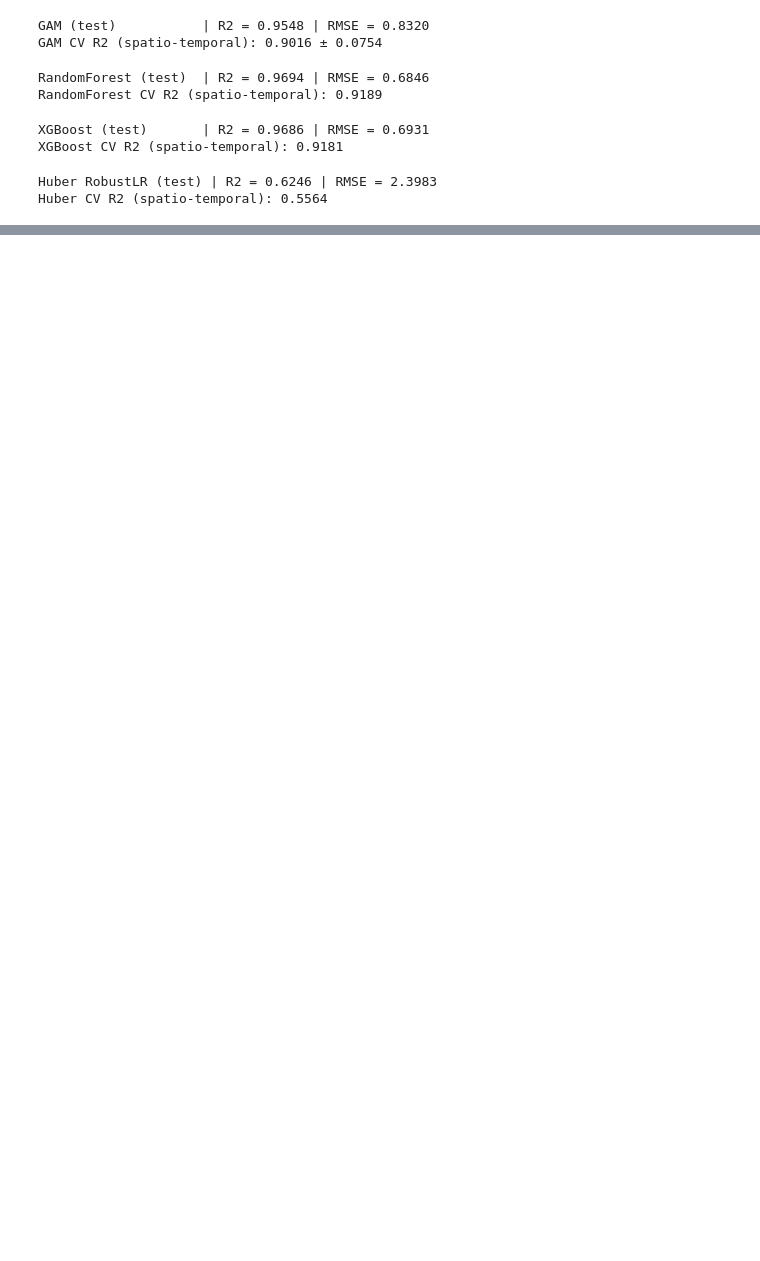
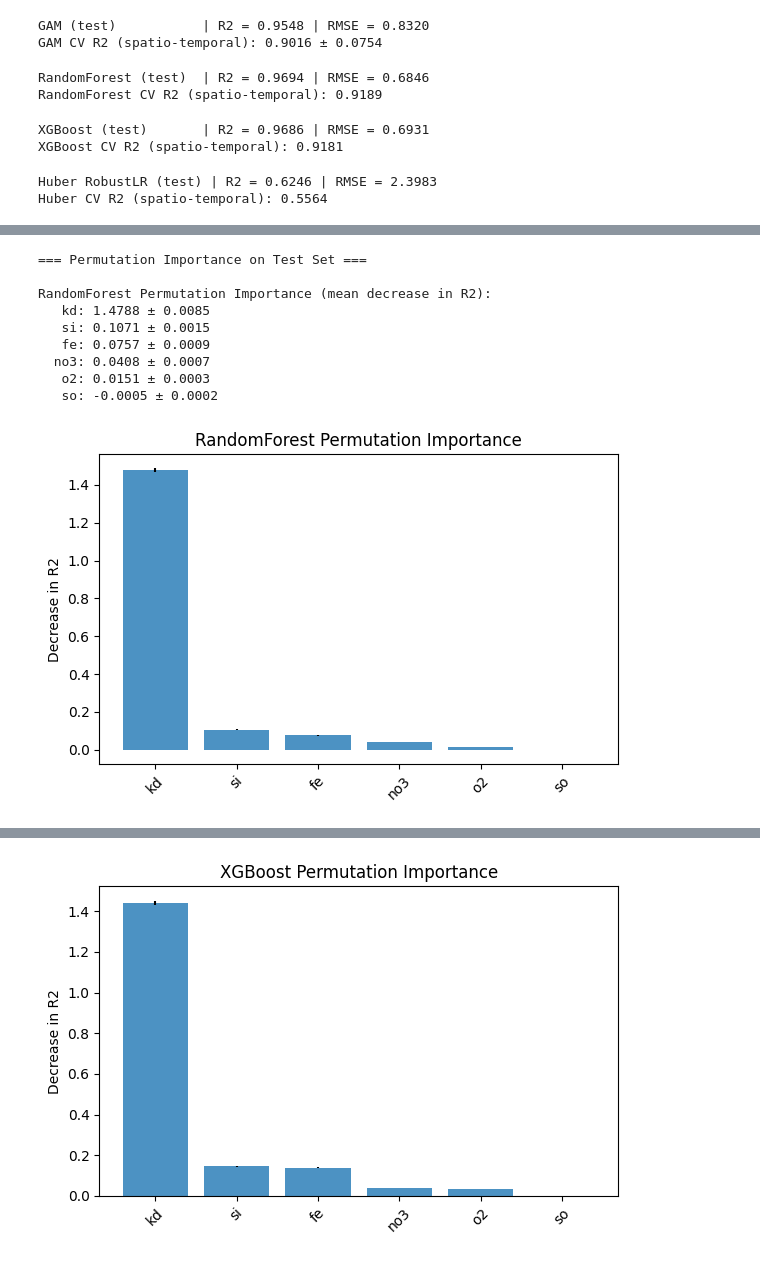
Before and after one commit to arupmahatha/ug_thesis, a Jupyter notebook: models.ipynb, the cells around one changed output, grey strips where cells are left out. Cells and saved outputs as stored; diff of their text form; code cells hidden in the pictures; blank space fills up the shorter version.

Commit message:
Ch. 2 - Added feature importance plots

```diff
--- a/models.ipynb
+++ b/models.ipynb
@@ -452,0 +453,74 @@ ANN          | CV R2 = 0.8443 | Test R2 = 0.9733
+# %%
+# ======================================================
+# 10) Permutation Importance (on test set)
+# ======================================================
+from sklearn.inspection import permutation_importance
+
+print("\n=== Permutation Importance on Test Set ===\n")
+
+def plot_perm_importance(result, feature_names, title):
+    means = result.importances_mean
+    stds = result.importances_std
+    idx = np.argsort(means)[::-1]  # sort descending
+
+    plt.figure(figsize=(6, 4))
+    plt.bar(range(len(feature_names)), means[idx], yerr=stds[idx], alpha=0.8)
+    plt.xticks(range(len(feature_names)), [feature_names[i] for i in idx], rotation=45)
+    plt.ylabel("Decrease in R2")
+    plt.title(title)
+    plt.tight_layout()
+    plt.show()
+
+# --- Random Forest ---
+rf_pi = permutation_importance(
+    rf,
+    X_test,
+    y_test,
+    n_repeats=10,
+    random_state=RANDOM_STATE,
+    n_jobs=-1
+)
+print("RandomForest Permutation Importance (mean decrease in R2):")
+for i in np.argsort(rf_pi.importances_mean)[::-1]:
+    print(f"{FEATURES[i]:>5s}: {rf_pi.importances_mean[i]:.4f} ± {rf_pi.importances_std[i]:.4f}")
+plot_perm_importance(rf_pi, FEATURES, "RandomForest Permutation Importance")
+
+# --- XGBoost ---
+xgb_pi = permutation_importance(
+    xgb,
+    X_test,
+    y_test,
+    n_repeats=10,
+    random_state=RANDOM_STATE,
+    n_jobs=-1
+)
+print("\nXGBoost Permutation Importance (mean decrease in R2):")
+for i in np.argsort(xgb_pi.importances_mean)[::-1]:
+    print(f"{FEATURES[i]:>5s}: {xgb_pi.importances_mean[i]:.4f} ± {xgb_pi.importances_std[i]:.4f}")
+plot_perm_importance(xgb_pi, FEATURES, "XGBoost Permutation Importance")
+
+# --- GAM ---
+# GAM is not tree-based but still works with permutation importance
+gam_pi = permutation_importance(
+    gam,
+    X_test,
+    y_test,
+    n_repeats=10,
+    random_state=RANDOM_STATE,
+    n_jobs=-1
+)
+print("\nGAM Permutation Importance (mean decrease in R2):")
+for i in np.argsort(gam_pi.importances_mean)[::-1]:
+    print(f"{FEATURES[i]:>5s}: {gam_pi.importances_mean[i]:.4f} ± {gam_pi.importances_std[i]:.4f}")
+plot_perm_importance(gam_pi, FEATURES, "GAM Permutation Importance")
+# %% [output]
+=== Permutation Importance on Test Set ===
+
+RandomForest Permutation Importance (mean decrease in R2):
+   kd: 1.4788 ± 0.0085
+   si: 0.1071 ± 0.0015
+   fe: 0.0757 ± 0.0009
+  no3: 0.0408 ± 0.0007
+   o2: 0.0151 ± 0.0003
+   so: -0.0005 ± 0.0002
+[figure, added]
@@ -452,0 +534 @@ ANN          | CV R2 = 0.8443 | Test R2 = 0.9733
+[figure, added]
```
Also changed, not shown: parts of 5 cells of this notebook, 1 other file.
